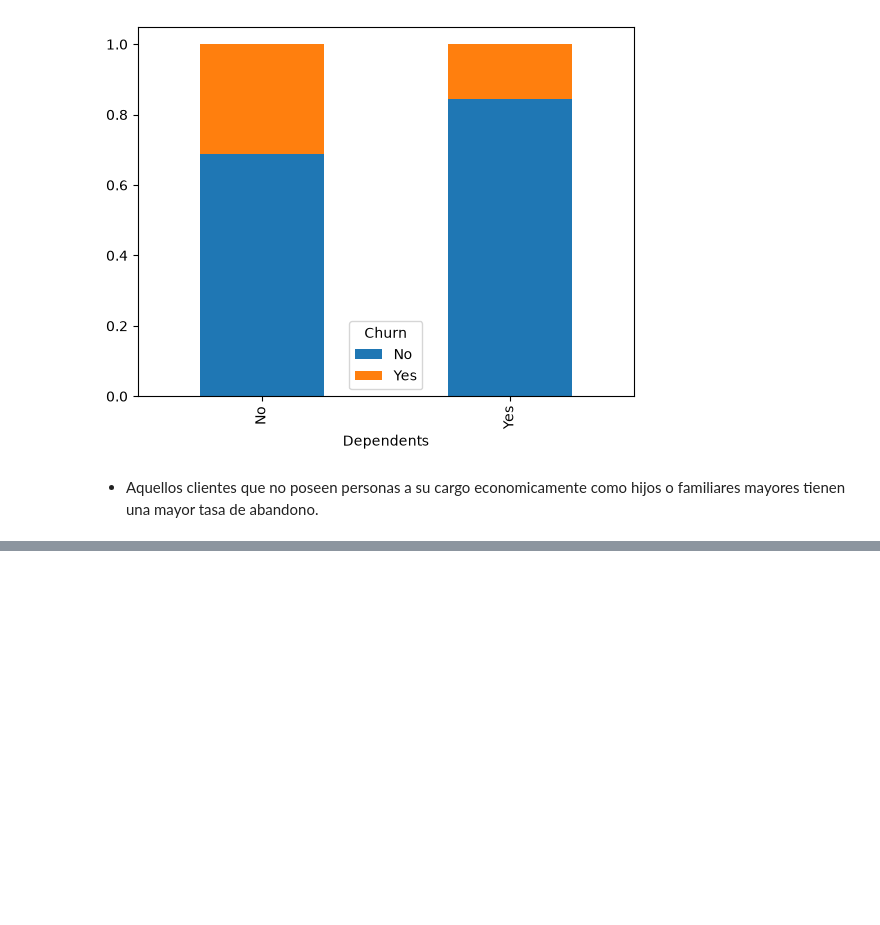
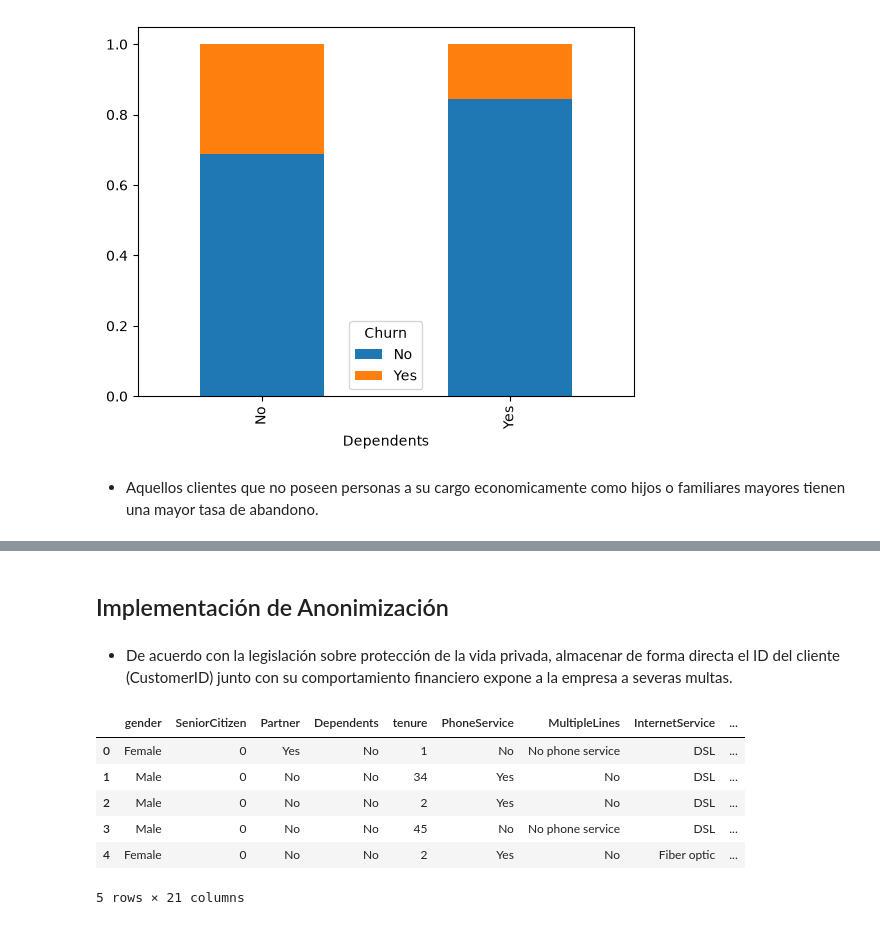
Before and after one commit to ramirezluna-david/telco_customer_churn_EDA, a Jupyter notebook: notebooks/03_evaluacion_datos.ipynb, the cells around one changed output, grey strips where cells are left out. Drawn from its saved outputs; the diff is of its cells as text; code cells hidden in the pictures; blank space fills up the shorter version.

Commit message:
Implementación de anonimización

```diff
--- a/notebooks/03_evaluacion_datos.ipynb
+++ b/notebooks/03_evaluacion_datos.ipynb
@@ -174,0 +206,24 @@ Name: proportion, dtype: float64
+# %% [markdown]
+## Implementación de Anonimización
+# %% [markdown]
+- De acuerdo con la legislación sobre protección de la vida privada, almacenar de forma directa el ID del cliente (CustomerID) junto con su comportamiento financiero expone a la empresa a severas multas.
+# %%
+def anonimizar(texto):
+    # Genera un Hash único para el nombre (Irreversible)
+    return hashlib.sha256(texto.encode()).hexdigest()
+# %%
+# Aplicar a la columna sensible
+df['customerID_Hash'] = df['customerID'].apply(anonimizar)
+# %%
+# Eliminar el dato original
+df.drop('customerID', axis=1, inplace=True)
+# %%
+df.head()
+# %% [output]
+|  | gender | SeniorCitizen | Partner | Dependents | tenure | PhoneService | MultipleLines | InternetService | ... |
+| 0 | Female | 0 | Yes | No | 1 | No | No phone service | DSL | ... |
+| 1 | Male | 0 | No | No | 34 | Yes | No | DSL | ... |
+| 2 | Male | 0 | No | No | 2 | Yes | No | DSL | ... |
+| 3 | Male | 0 | No | No | 45 | No | No phone service | DSL | ... |
+| 4 | Female | 0 | No | No | 2 | Yes | No | Fiber optic | ... |
+5 rows × 21 columns
```
Also changed, not shown: parts of 4 cells of this notebook.
